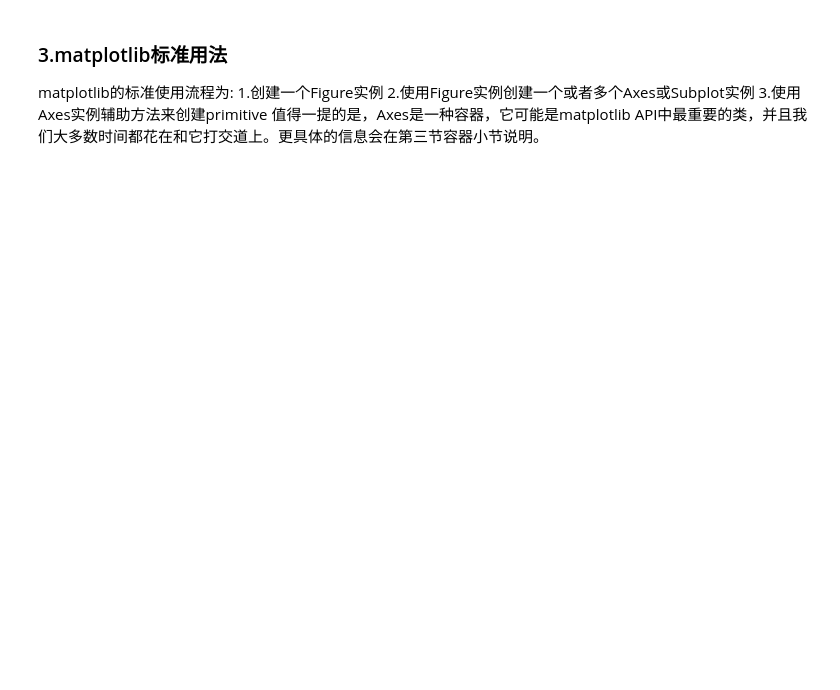
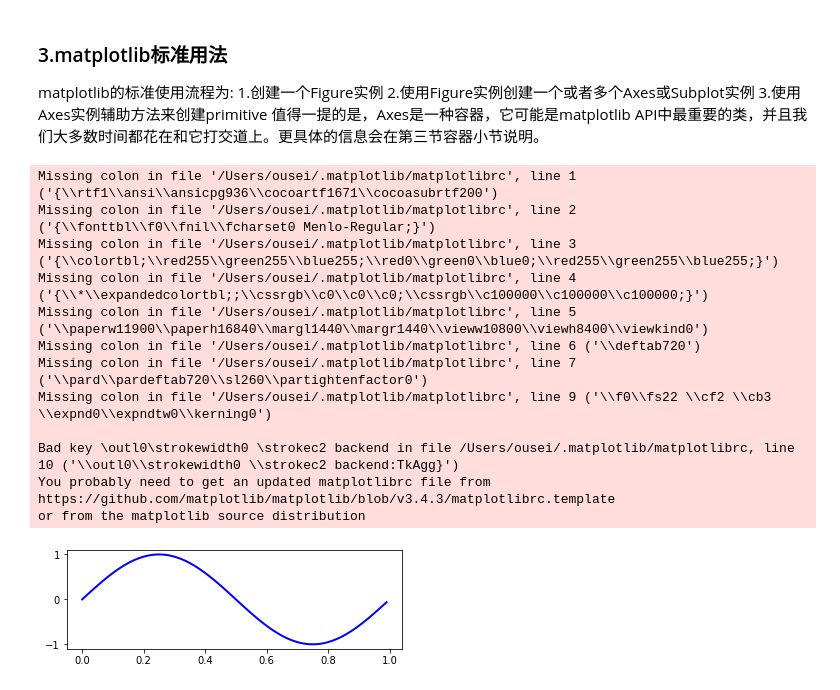
Before and after one commit to shaonfu/matplotlib_study, a Jupyter notebook: matplotlib_learn_second_lesson.ipynb, the cells around one changed output. Cells and saved outputs as stored; diff of their text form; code cells hidden in the pictures; blank space fills up the shorter version.

```diff
--- a/matplotlib_learn_second_lesson.ipynb
+++ b/matplotlib_learn_second_lesson.ipynb
@@ -34,0 +28,30 @@ fig = plt.figure()
+# %%
+#一个流程示例及说明
+import matplotlib.pyplot as plt
+import numpy as np
+
+#1.创建一个Figure实例
+fig = plt.figure()
+
+#2.然后用Figure实例创建了一个两行一列(即可以有两个subplot)的绘图区,并同时在第一个位置创建了一个subplot
+ax = fig.add_subplot(2,1,1)  #two rows,one column,first plot
+
+#3.然后用Axes实例的方法画一条曲线
+t = np.arange(0.0,1.0,0.01)
+s = np.sin(2*np.pi*t)
+line, = ax.plot(t,s,color='blue',lw=2)
+# %% [output]
+Missing colon in file '/Users/ousei/.matplotlib/matplotlibrc', line 1 ('{\\rtf1\\ansi\\ansicpg936\\cocoartf1671\\cocoasubrtf200')
+Missing colon in file '/Users/ousei/.matplotlib/matplotlibrc', line 2 ('{\\fonttbl\\f0\\fnil\\fcharset0 Menlo-Regular;}')
+Missing colon in file '/Users/ousei/.matplotlib/matplotlibrc', line 3 ('{\\colortbl;\\red255\\green255\\blue255;\\red0\\green0\\blue0;\\red255\\green255\\blue255;}')
+Missing colon in file '/Users/ousei/.matplotlib/matplotlibrc', line 4 ('{\\*\\expandedcolortbl;;\\cssrgb\\c0\\c0\\c0;\\cssrgb\\c100000\\c100000\\c100000;}')
+Missing colon in file '/Users/ousei/.matplotlib/matplotlibrc', line 5 ('\\paperw11900\\paperh16840\\margl1440\\margr1440\\vieww10800\\viewh8400\\viewkind0')
+Missing colon in file '/Users/ousei/.matplotlib/matplotlibrc', line 6 ('\\deftab720')
+Missing colon in file '/Users/ousei/.matplotlib/matplotlibrc', line 7 ('\\pard\\pardeftab720\\sl260\\partightenfactor0')
+Missing colon in file '/Users/ousei/.matplotlib/matplotlibrc', line 9 ('\\f0\\fs22 \\cf2 \\cb3 \\expnd0\\expndtw0\\kerning0')
+
+Bad key \outl0\strokewidth0 \strokec2 backend in file /Users/ousei/.matplotlib/matplotlibrc, line 10 ('\\outl0\\strokewidth0 \\strokec2 backend:TkAgg}')
+You probably need to get an updated matplotlibrc file from
+https://github.com/matplotlib/matplotlib/blob/v3.4.3/matplotlibrc.template
+or from the matplotlib source distribution
+[figure, added]
```
Also changed, not shown: parts of 19 cells of this notebook.
